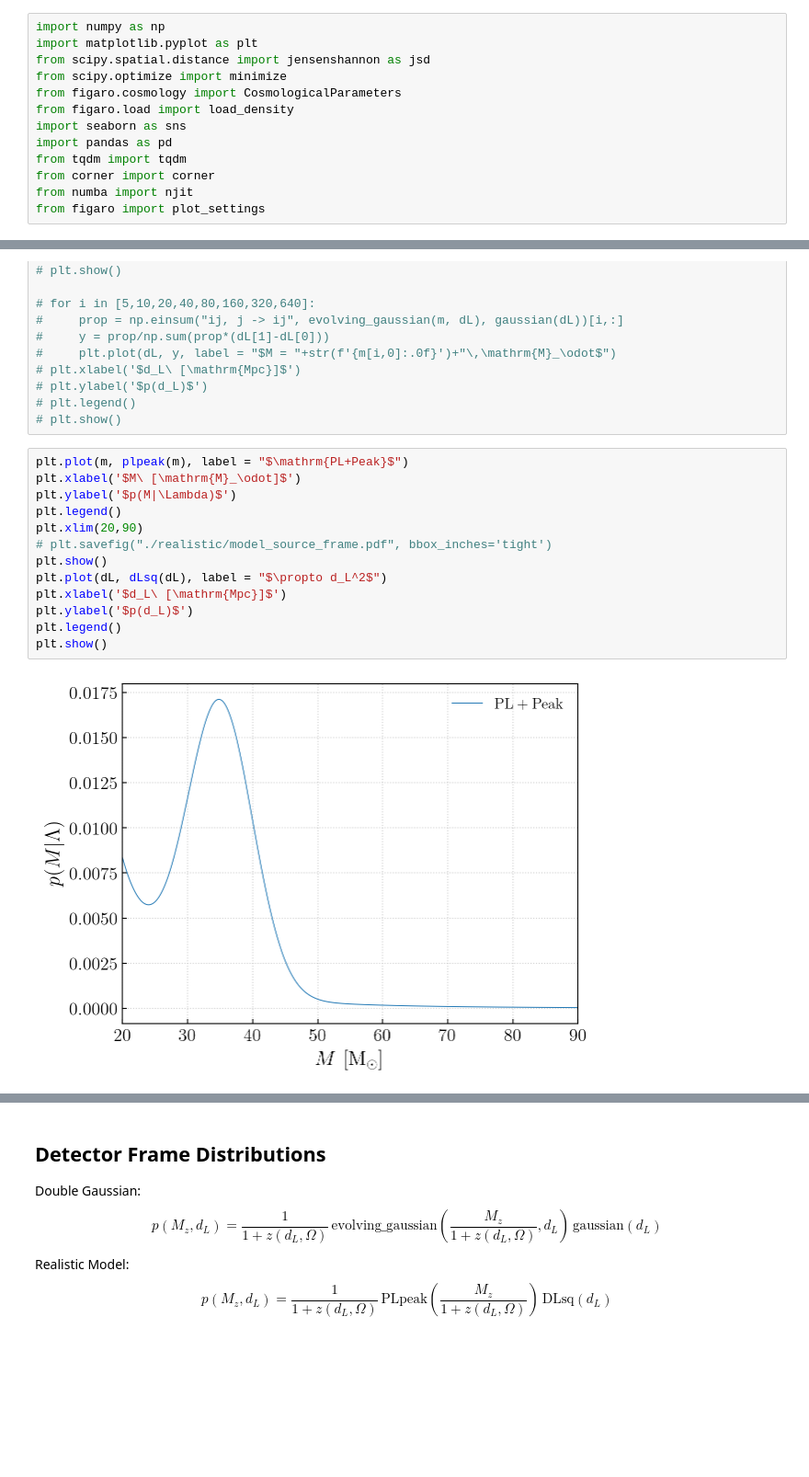
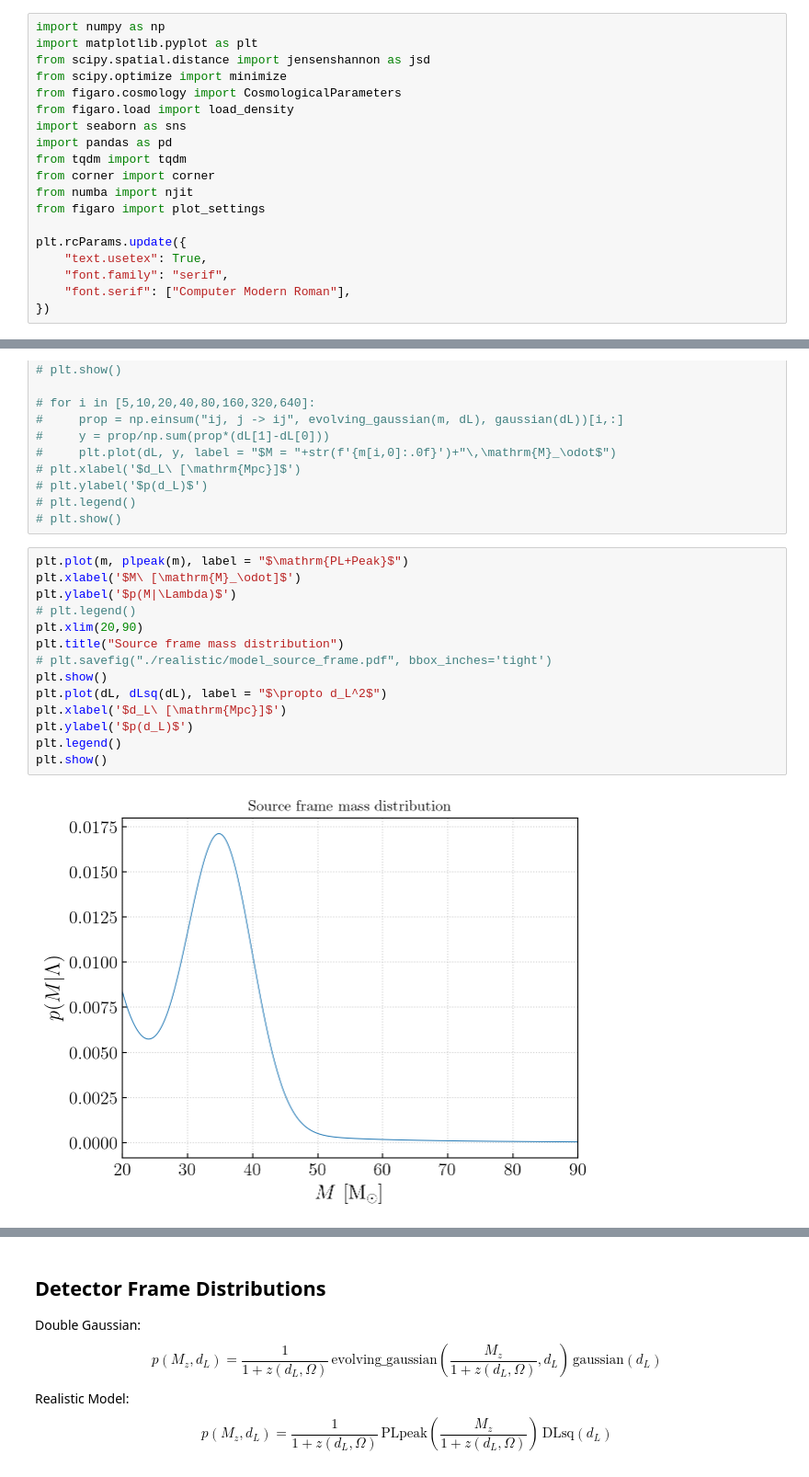
Before and after one commit to thomasckng/population_analysis, a Jupyter notebook: H0_test/inference.ipynb, the cells around one changed output, grey strips where cells are left out. Shown at 92% size. Drawn from its saved outputs; the diff is of its cells as text; blank space fills up the shorter version.

Commit message:
Update plots

```diff
--- a/H0_test/inference.ipynb
+++ b/H0_test/inference.ipynb
@@ -14,6 +14,12 @@ from tqdm import tqdm
 from corner import corner
 from numba import njit
 from figaro import plot_settings
+
+plt.rcParams.update({
+    "text.usetex": True,
+    "font.family": "serif",
+    "font.serif": ["Computer Modern Roman"],
+})
 # %% [markdown]
 ## Function Definitions
 # %%
@@ -109,18 +115,19 @@ dL = np.linspace(10,5000,100)
 # %%
 plt.plot(m, plpeak(m), label = "$\mathrm{PL+Peak}$")
 plt.xlabel('$M\ [\mathrm{M}_\odot]$')
 plt.ylabel('$p(M|\Lambda)$')
-plt.legend()
+# plt.legend()
 plt.xlim(20,90)
+plt.title("Source frame mass distribution")
 # plt.savefig("./realistic/model_source_frame.pdf", bbox_inches='tight')
 plt.show()
 plt.plot(dL, dLsq(dL), label = "$\propto d_L^2$")
 plt.xlabel('$d_L\ [\mathrm{Mpc}]$')
 plt.ylabel('$p(d_L)$')
 plt.legend()
 plt.show()
 # %% [output]
-[figure, old version]
+[figure, new version]
 [figure]
 # %% [markdown]
 ## Detector Frame Distributions
```
Also changed, not shown: parts of 3 cells of this notebook, 1 other file.
